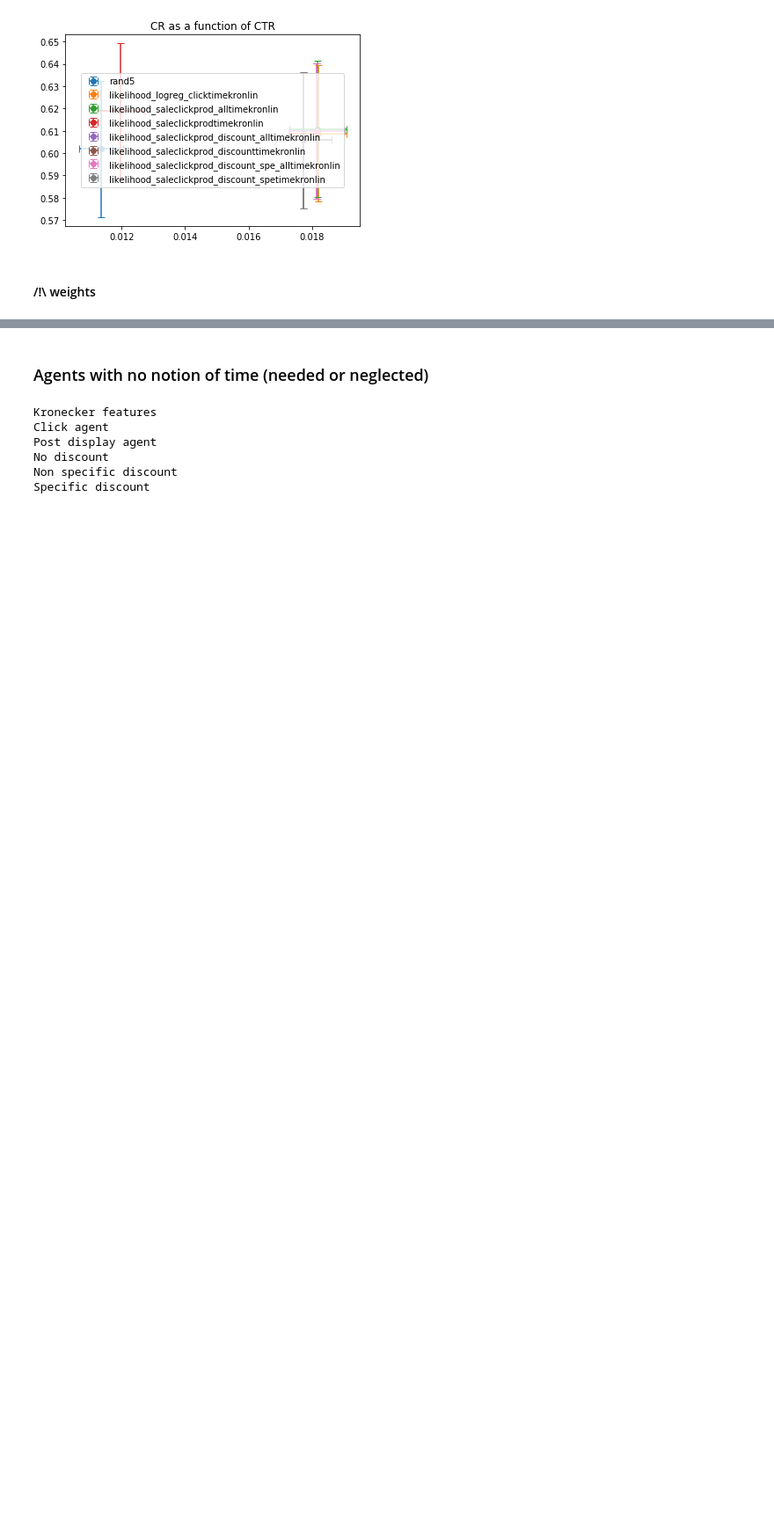
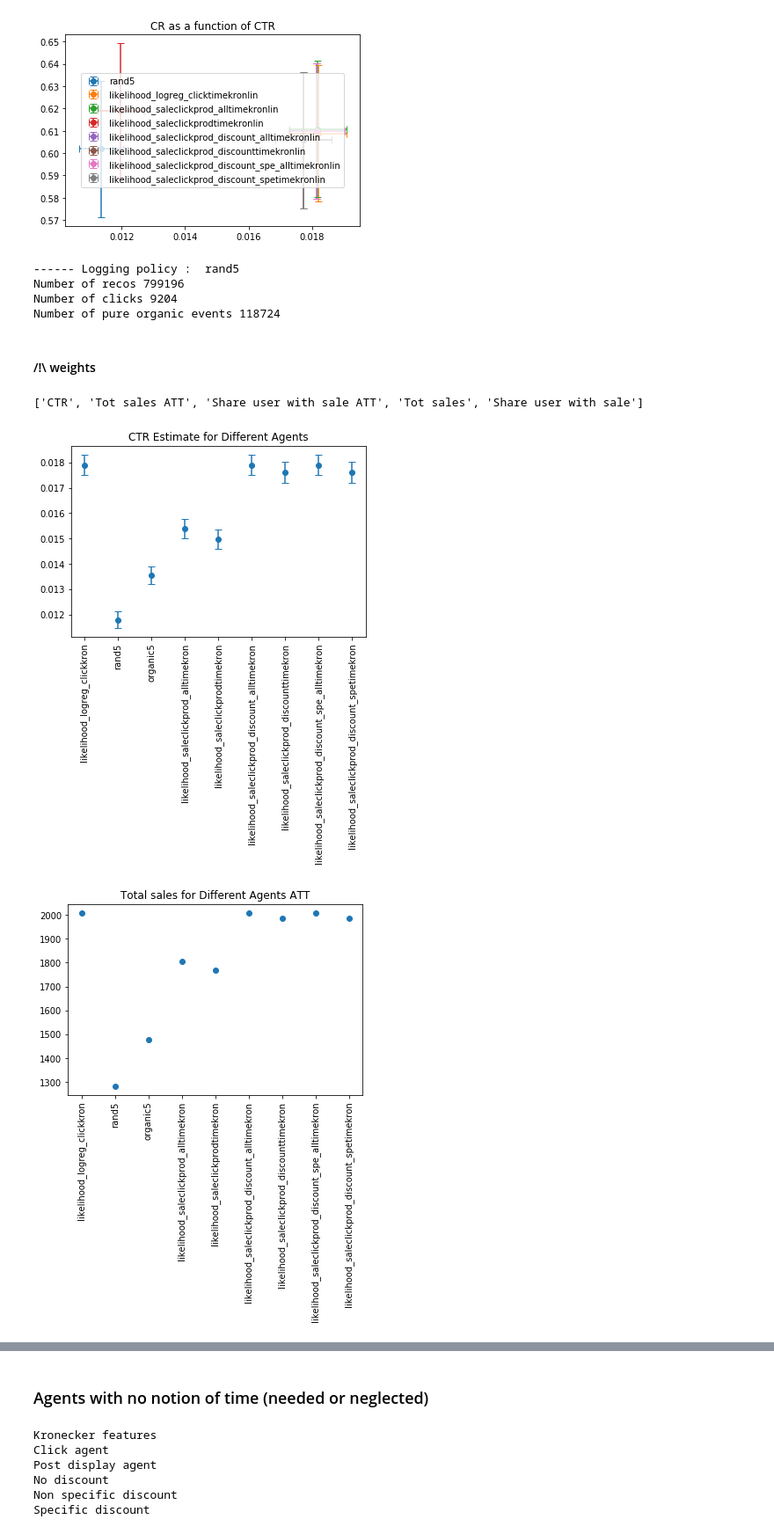
Before and after one commit to philomenec/reco-gym, a Jupyter notebook: 3_train_agent_kronecker_withflip_CLEAN.ipynb, the cells around one changed output, grey strips where cells are left out. Shown at 88% size. Saved outputs shown, nothing was run; the diff lists cells and outputs as text; code cells hidden in the pictures; blank space fills up the shorter version.

Commit message:
update noclick agents

```diff
--- a/3_train_agent_kronecker_withflip_CLEAN.ipynb
+++ b/3_train_agent_kronecker_withflip_CLEAN.ipynb
@@ -153,3 +167,15 @@ logs[name_agent] = data
+# %%
+name_extension = 'kronweights'+str(nb_flips)
+# name_extension = 'kronweights'
+res_dict = {}
+
+name_logging = 'rand'+str(nb_flips)
+num_users = 10000
+num_users_AB = 5000
+
+[res, env_1_sale_args, info, save_agents] = pkl.load(open("data/res_"+name_logging+str(num_users)+"_"+str(num_users_AB)+"_"+feature_name+name_extension+".pkl","rb"))
+
+res_dict[name_logging+str(num_users)+"_"+str(num_users_AB)+"_"+feature_name+name_extension] = res
 # %% [markdown]
 ### Agents with a notion of time
 # %%
@@ -173,5 +199,40 @@ None
 [figure]
 [figure]
 [figure]
+# %%
+print("------ Logging policy : ",name_logging)
+inf_all =  info['ClickRewardProvider_all_DiscountedMDPRewardProvider_time_DiscountMDPRewardProvider_all_pureorganic_']
+print("Number of recos",inf_all["Other"][0]['Total length trainset'])
+print("Number of clicks", inf_all["Other"][1]['Total length trainset'])
+print("Number of pure organic events", inf_all["Other"][2]['Total length trainset'])
+# %% [output]
+------ Logging policy :  rand5
+Number of recos 799196
+Number of clicks 9204
+Number of pure organic events 118724
 # %% [markdown]
 #### /!\ weights
+# %%
+name_extension = 'krontimeweights'+str(nb_flips)
+# res_dict = {}
+name_logging = 'rand'+str(nb_flips)
+num_users_AB = 5000
+
+[res, env_1_sale_args, info, save_agents] = pkl.load(open("data/res_"+name_logging+str(num_users)+"_"+str(num_users_AB)+"_"+feature_name+name_extension+".pkl","rb"))
+
+metrics = list(res_dict['rand510000_5000_v_sharekronweights5'].keys())[:5]
+print(metrics)
+for k in metrics:
+    df = res_dict['rand510000_5000_v_sharekronweights5'][k]
+    res[k] = pd.concat([df.loc[df['Agent']=='likelihood_logreg_clickkron'],res[k]])
+
+res_dict[name_logging+str(num_users)+"_"+str(num_users_AB)+"_"+feature_name+name_extension] = res
+
+# plot result
+plot_verify_agents_sale(res["CTR"], res["Tot sales ATT"], res['Share user with sale ATT'],
+                        res["Tot sales"], res['Share user with sale'])
+None
+# %% [output]
+['CTR', 'Tot sales ATT', 'Share user with sale ATT', 'Tot sales', 'Share user with sale']
+[figure, added]
+[figure, added]
```
Also changed, not shown: parts of 4 cells of this notebook, 8 other files.
